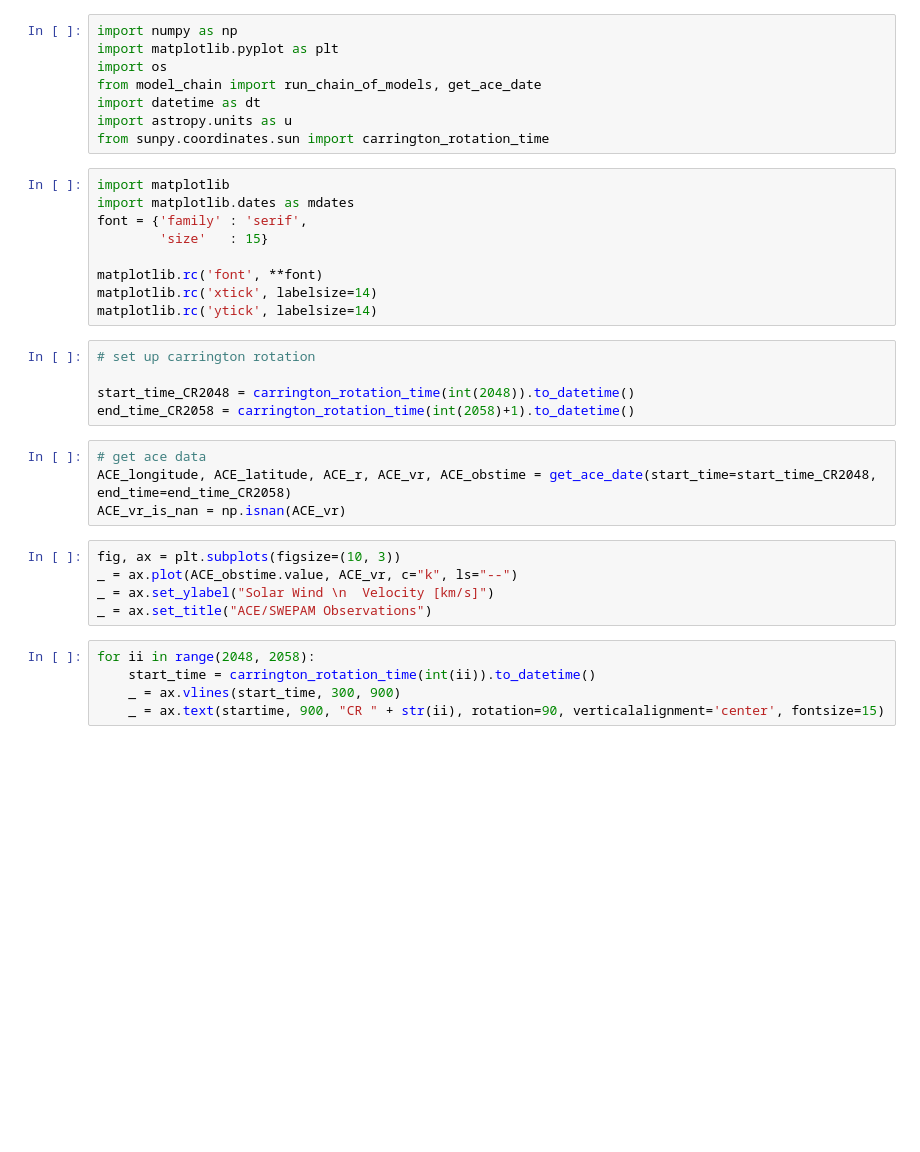
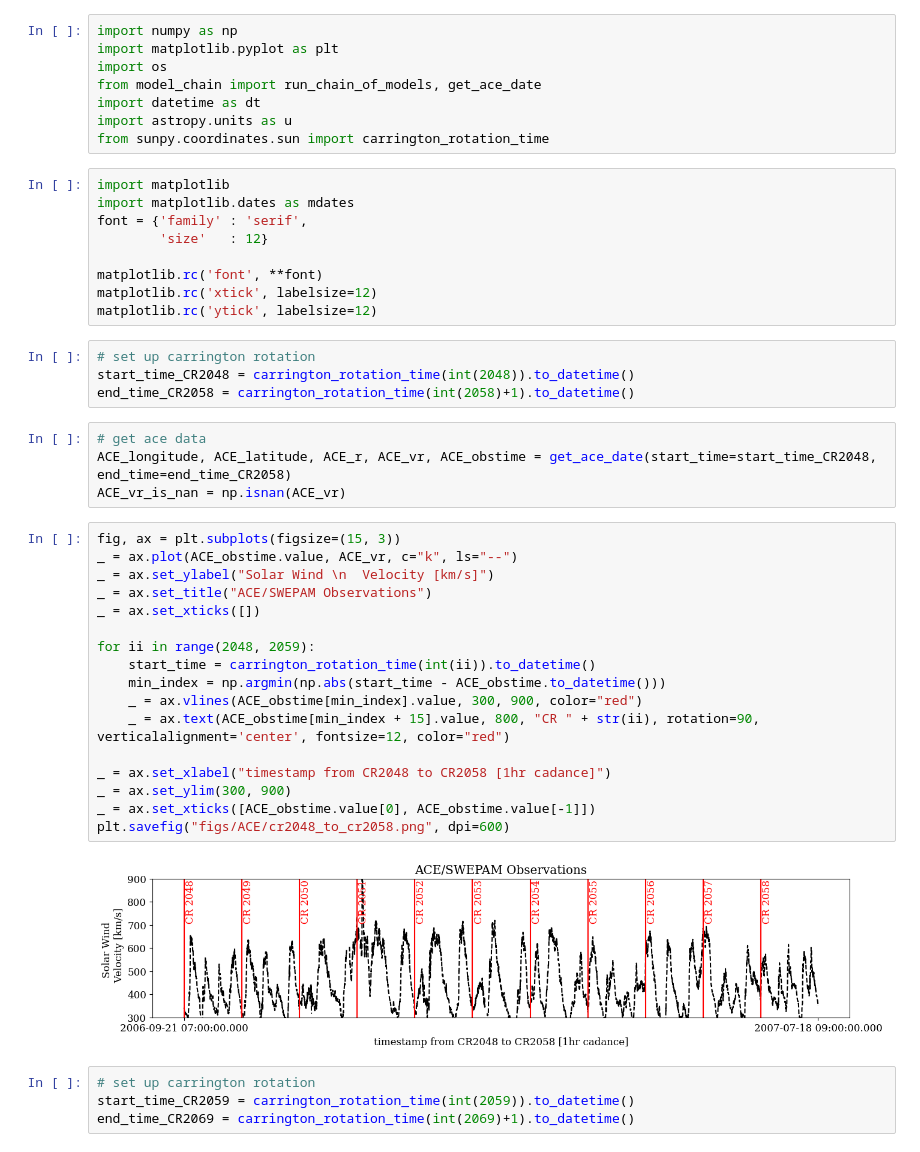
Before and after one commit to opaliss/Parameter_Estimation_Solar_Wind, a Jupyter notebook: ACE_measurement_analysis_CR2048_to_CR2058.ipynb, the cells around one changed output. Drawn from its saved outputs; the diff is of its cells as text; blank space fills up the shorter version.

```diff
--- a/ACE_measurement_analysis_CR2048_to_CR2058.ipynb
+++ b/ACE_measurement_analysis_CR2048_to_CR2058.ipynb
@@ -10,27 +10,39 @@ from sunpy.coordinates.sun import carrington_rotation_time
 import matplotlib
 import matplotlib.dates as mdates
 font = {'family' : 'serif',
-        'size'   : 15}
+        'size'   : 12}
 
 matplotlib.rc('font', **font)
-matplotlib.rc('xtick', labelsize=14)
-matplotlib.rc('ytick', labelsize=14)
+matplotlib.rc('xtick', labelsize=12)
+matplotlib.rc('ytick', labelsize=12)
 # %%
 # set up carrington rotation
-
 start_time_CR2048 = carrington_rotation_time(int(2048)).to_datetime()
 end_time_CR2058 = carrington_rotation_time(int(2058)+1).to_datetime()
 # %%
 # get ace data
 ACE_longitude, ACE_latitude, ACE_r, ACE_vr, ACE_obstime = get_ace_date(start_time=start_time_CR2048, end_time=end_time_CR2058)
 ACE_vr_is_nan = np.isnan(ACE_vr)
-# %%
-fig, ax = plt.subplots(figsize=(10, 3))
-_ = ax.plot(ACE_obstime.value, ACE_vr, c="k", ls="--")
-_ = ax.set_ylabel("Solar Wind \n  Velocity [km/s]")
-_ = ax.set_title("ACE/SWEPAM Observations")
-# %%
-for ii in range(2048, 2058):
-    start_time = carrington_rotation_time(int(ii)).to_datetime()
-    _ = ax.vlines(start_time, 300, 900)
-    _ = ax.text(startime, 900, "CR " + str(ii), rotation=90, verticalalignment='center', fontsize=15)
+# %%
+fig, ax = plt.subplots(figsize=(15, 3))
+_ = ax.plot(ACE_obstime.value, ACE_vr, c="k", ls="--")
+_ = ax.set_ylabel("Solar Wind \n  Velocity [km/s]")
+_ = ax.set_title("ACE/SWEPAM Observations")
+_ = ax.set_xticks([])
+
+for ii in range(2048, 2059):
+    start_time = carrington_rotation_time(int(ii)).to_datetime()
+    min_index = np.argmin(np.abs(start_time - ACE_obstime.to_datetime()))
+    _ = ax.vlines(ACE_obstime[min_index].value, 300, 900, color="red")
+    _ = ax.text(ACE_obstime[min_index + 15].value, 800, "CR " + str(ii), rotation=90, verticalalignment='center', fontsize=12, color="red")
+
+_ = ax.set_xlabel("timestamp from CR2048 to CR2058 [1hr cadance]")
+_ = ax.set_ylim(300, 900)
+_ = ax.set_xticks([ACE_obstime.value[0], ACE_obstime.value[-1]])
+plt.savefig("figs/ACE/cr2048_to_cr2058.png", dpi=600)
+# %% [output]
+[figure, added]
+# %%
+# set up carrington rotation
+start_time_CR2059 = carrington_rotation_time(int(2059)).to_datetime()
+end_time_CR2069 = carrington_rotation_time(int(2069)+1).to_datetime()
```
Also changed, not shown: parts of 2 cells of this notebook, 4 other files.
